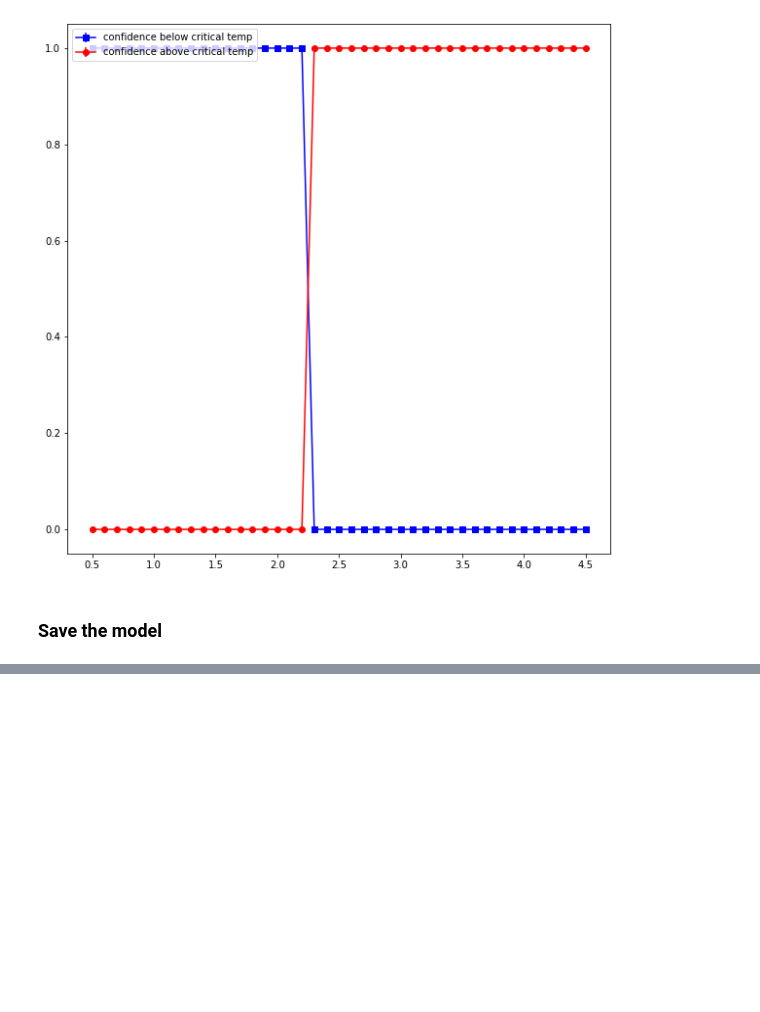
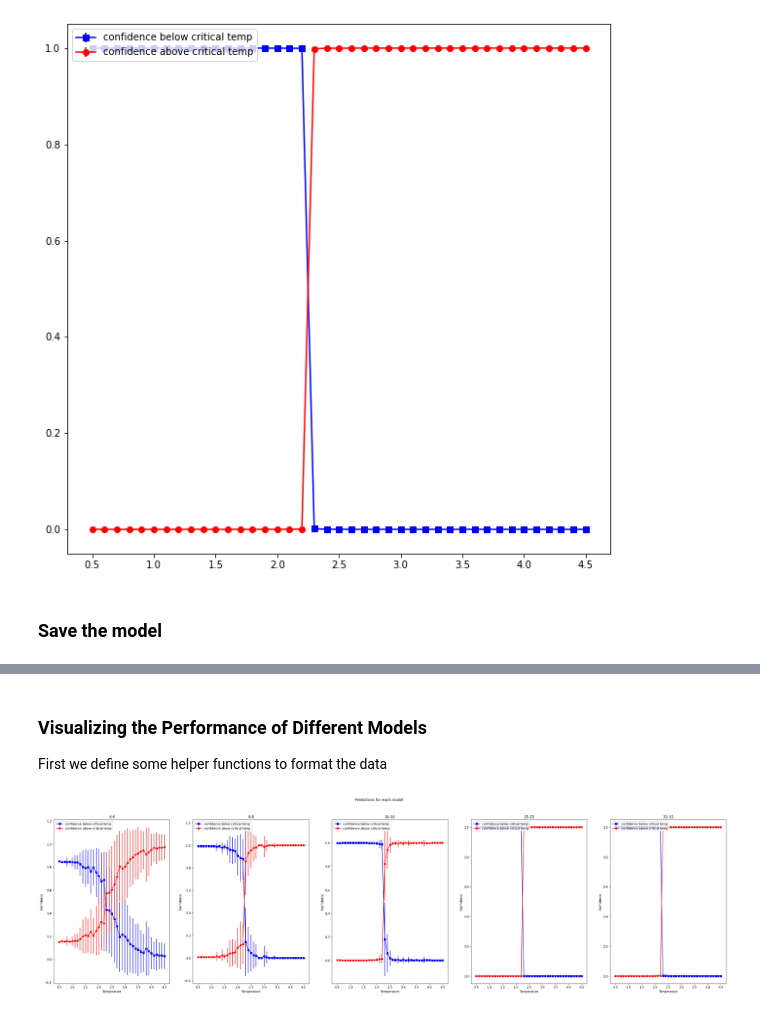
Before and after one commit to rohan-datar/phys_0704_project, a Jupyter notebook: ML_Spin_Model/Classification_Model.ipynb, the cells around one changed output, grey strips where cells are left out. Saved outputs shown, nothing was run; the diff lists cells and outputs as text; code cells hidden in the pictures; blank space fills up the shorter version.

```diff
--- a/ML_Spin_Model/Classification_Model.ipynb
+++ b/ML_Spin_Model/Classification_Model.ipynb
@@ -261,0 +333,4 @@ torch.save(model.state_dict(), './models/32-32-NN.pth')
+# %% [markdown]
+### Visualizing the Performance of Different Models
+
+First we define some helper functions to format the data
@@ -261,0 +357,43 @@ torch.save(model.state_dict(), './models/32-32-NN.pth')
+# %%
+def get_avg_err(temp_pred):
+    temp_pred_avg = {}
+
+    temp_pred_std = {}
+
+    for temp, pred in temp_pred:
+        if temp in temp_pred_avg:
+            temp_pred_avg[temp].append(pred)
+        else:
+            temp_pred_avg[temp] = [pred]
+
+        if temp in temp_pred_std:
+            temp_pred_std[temp].append(pred)
+        else:
+            temp_pred_std[temp] = [pred]
+
+
+    temp_pred_avg = {temp: np.mean(pred) for temp, pred in temp_pred_avg.items()}
+
+    temp_pred_err = {temp: np.std(pred) for temp, pred in temp_pred_std.items()}
+
+    return temp_pred_avg, temp_pred_err
+# %%
+# get predictions for each model
+temp_pred = {y: get_predictions(models[y], dsets[y]) for y in image_sizes}
+
+figure, axes = plt.subplots(1, 5, figsize=(40, 10))
+figure.suptitle('Predictions for each model')
+
+#get the average and error for each model and plot it
+for i, size in enumerate(image_sizes):
+    temp_pred_below_avg, temp_pred_below_err = get_avg_err(temp_pred[size][0])
+    temp_pred_above_avg, temp_pred_above_err = get_avg_err(temp_pred[size][1])
+
+    axes[i].errorbar(list(temp_pred_below_avg.keys()), list(temp_pred_below_avg.values()), yerr=list(temp_pred_below_err.values()), c='b', marker="s", label='confidence below critical temp')
+    axes[i].errorbar(list(temp_pred_above_avg.keys()), list(temp_pred_above_avg.values()), yerr=list(temp_pred_above_err.values()), c='r', marker="o", label='confidence above critical temp')
+    axes[i].set_title(size)
+    axes[i].set_xlabel('Temperature')
+    axes[i].set_ylabel('Confidence')
+    axes[i].legend(loc='upper left')
+# %% [output]
+[figure, added]
```
Also changed, not shown: parts of 10 cells of this notebook, 7 other files.
